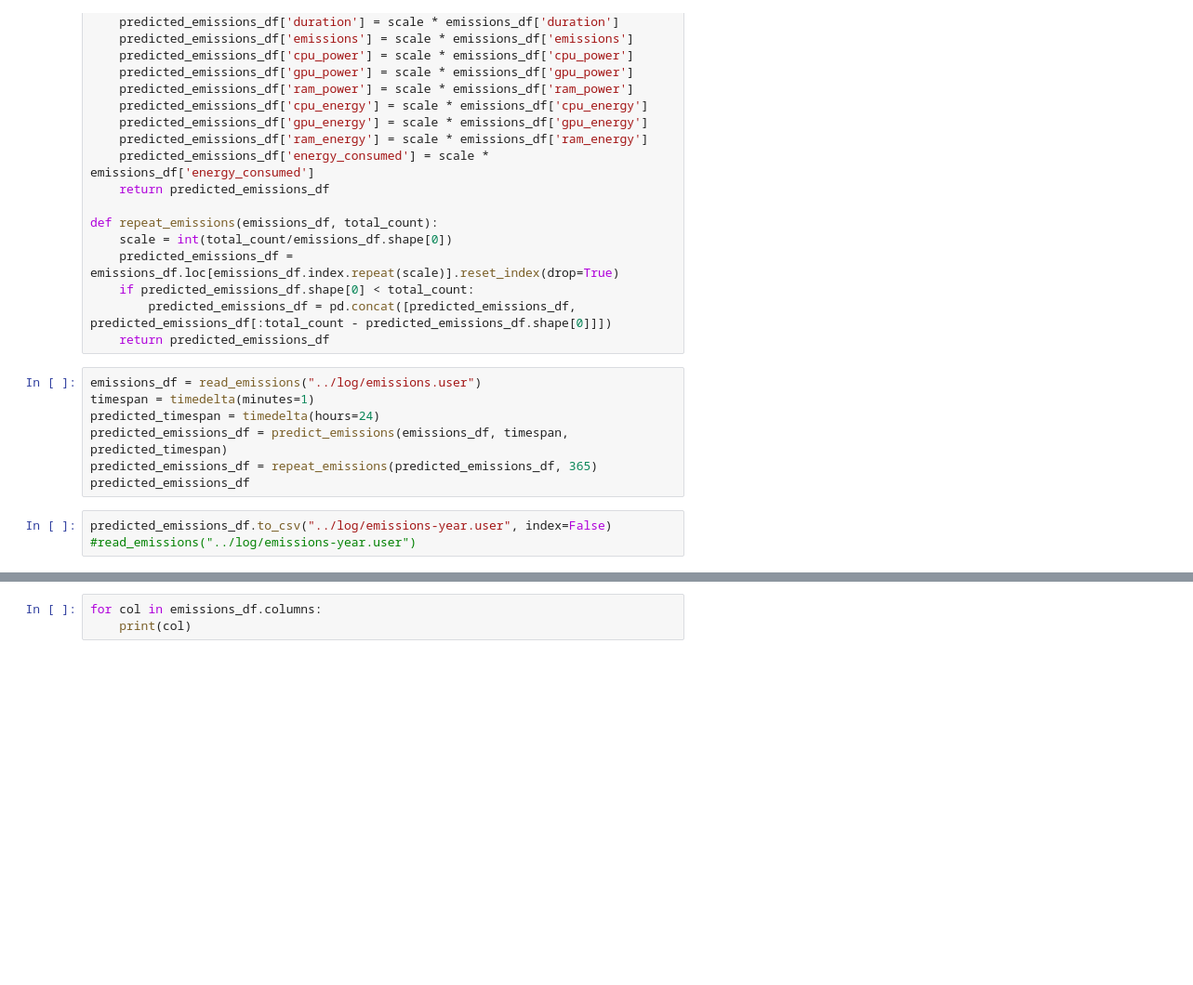
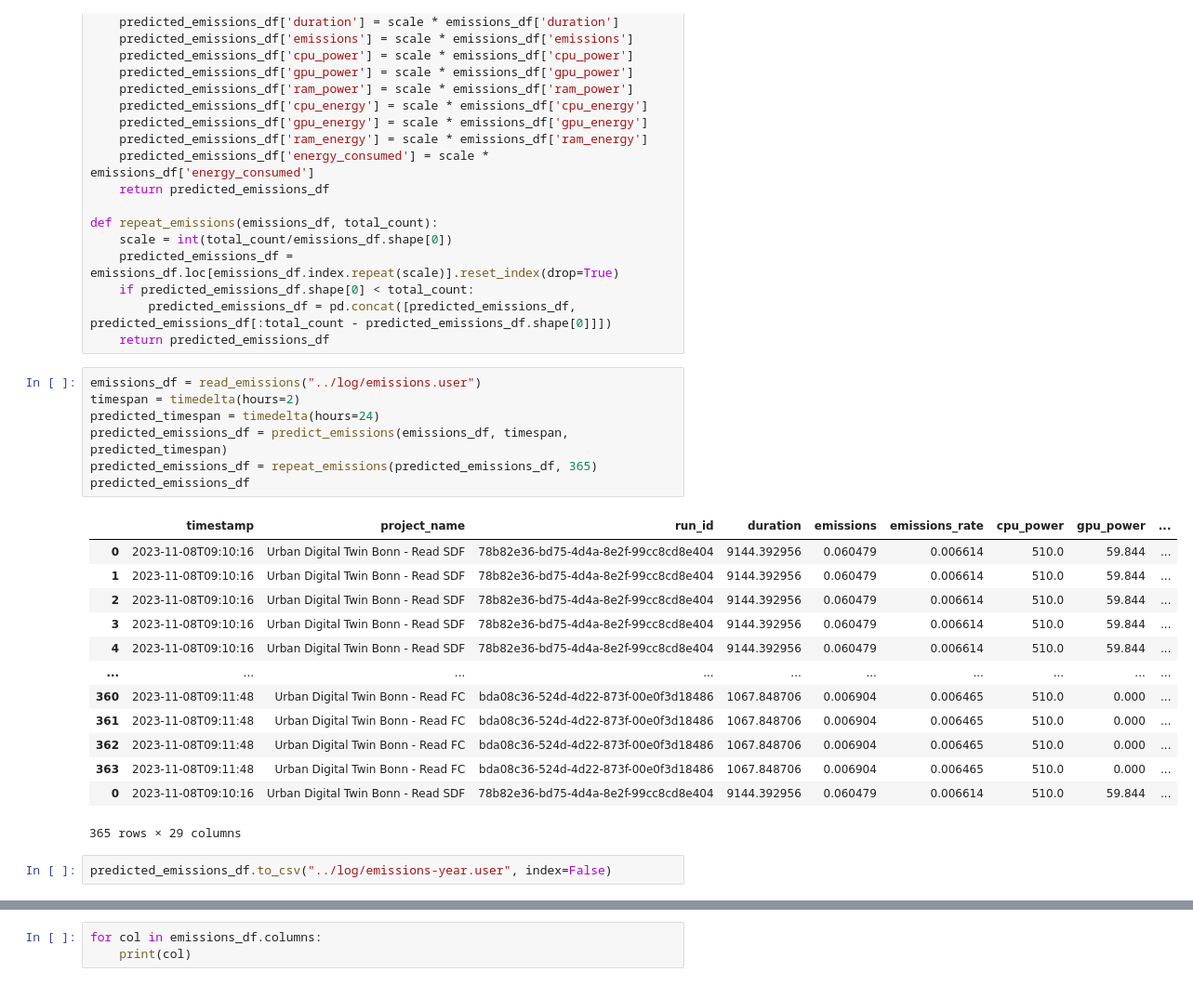
Before and after one commit to EsriDE/green-spatial-engineering, a Jupyter notebook: notebooks/Code Carbon.ipynb, the cells around one changed output, grey strips where cells are left out. Shown: that part at 93% size. Drawn from its saved outputs; the diff is of its cells as text; blank space fills up the shorter version.

```diff
--- a/notebooks/Code Carbon.ipynb
+++ b/notebooks/Code Carbon.ipynb
@@ -64,12 +64,25 @@ def repeat_emissions(emissions_df, total_count):
     return predicted_emissions_df
 # %%
 emissions_df = read_emissions("../log/emissions.user")
-timespan = timedelta(minutes=1)
+timespan = timedelta(hours=2)
 predicted_timespan = timedelta(hours=24)
 predicted_emissions_df = predict_emissions(emissions_df, timespan, predicted_timespan)
 predicted_emissions_df = repeat_emissions(predicted_emissions_df, 365)
 predicted_emissions_df
+# %% [output]
+|  | timestamp | project_name | run_id | duration | emissions | emissions_rate | cpu_power | gpu_power | ... |
+| 0 | 2023-11-08T09:10:16 | Urban Digital Twin Bonn - Read SDF | 78b82e36-bd75-4d4a-8e2f-99cc8cd8e404 | 9144.392956 | 0.060479 | 0.006614 | 510.0 | 59.844 | ... |
+| 1 | 2023-11-08T09:10:16 | Urban Digital Twin Bonn - Read SDF | 78b82e36-bd75-4d4a-8e2f-99cc8cd8e404 | 9144.392956 | 0.060479 | 0.006614 | 510.0 | 59.844 | ... |
+| 2 | 2023-11-08T09:10:16 | Urban Digital Twin Bonn - Read SDF | 78b82e36-bd75-4d4a-8e2f-99cc8cd8e404 | 9144.392956 | 0.060479 | 0.006614 | 510.0 | 59.844 | ... |
+| 3 | 2023-11-08T09:10:16 | Urban Digital Twin Bonn - Read SDF | 78b82e36-bd75-4d4a-8e2f-99cc8cd8e404 | 9144.392956 | 0.060479 | 0.006614 | 510.0 | 59.844 | ... |
+| 4 | 2023-11-08T09:10:16 | Urban Digital Twin Bonn - Read SDF | 78b82e36-bd75-4d4a-8e2f-99cc8cd8e404 | 9144.392956 | 0.060479 | 0.006614 | 510.0 | 59.844 | ... |
+| ... | ... | ... | ... | ... | ... | ... | ... | ... | ... |
+| 360 | 2023-11-08T09:11:48 | Urban Digital Twin Bonn - Read FC | bda08c36-524d-4d22-873f-00e0f3d18486 | 1067.848706 | 0.006904 | 0.006465 | 510.0 | 0.000 | ... |
+| 361 | 2023-11-08T09:11:48 | Urban Digital Twin Bonn - Read FC | bda08c36-524d-4d22-873f-00e0f3d18486 | 1067.848706 | 0.006904 | 0.006465 | 510.0 | 0.000 | ... |
+| 362 | 2023-11-08T09:11:48 | Urban Digital Twin Bonn - Read FC | bda08c36-524d-4d22-873f-00e0f3d18486 | 1067.848706 | 0.006904 | 0.006465 | 510.0 | 0.000 | ... |
+| 363 | 2023-11-08T09:11:48 | Urban Digital Twin Bonn - Read FC | bda08c36-524d-4d22-873f-00e0f3d18486 | 1067.848706 | 0.006904 | 0.006465 | 510.0 | 0.000 | ... |
+| 0 | 2023-11-08T09:10:16 | Urban Digital Twin Bonn - Read SDF | 78b82e36-bd75-4d4a-8e2f-99cc8cd8e404 | 9144.392956 | 0.060479 | 0.006614 | 510.0 | 59.844 | ... |
+365 rows × 29 columns
 # %%
 predicted_emissions_df.to_csv("../log/emissions-year.user", index=False)
-#read_emissions("../log/emissions-year.user")
 # %%
```
Also changed, not shown: parts of 2 cells of this notebook, 4 other files.
